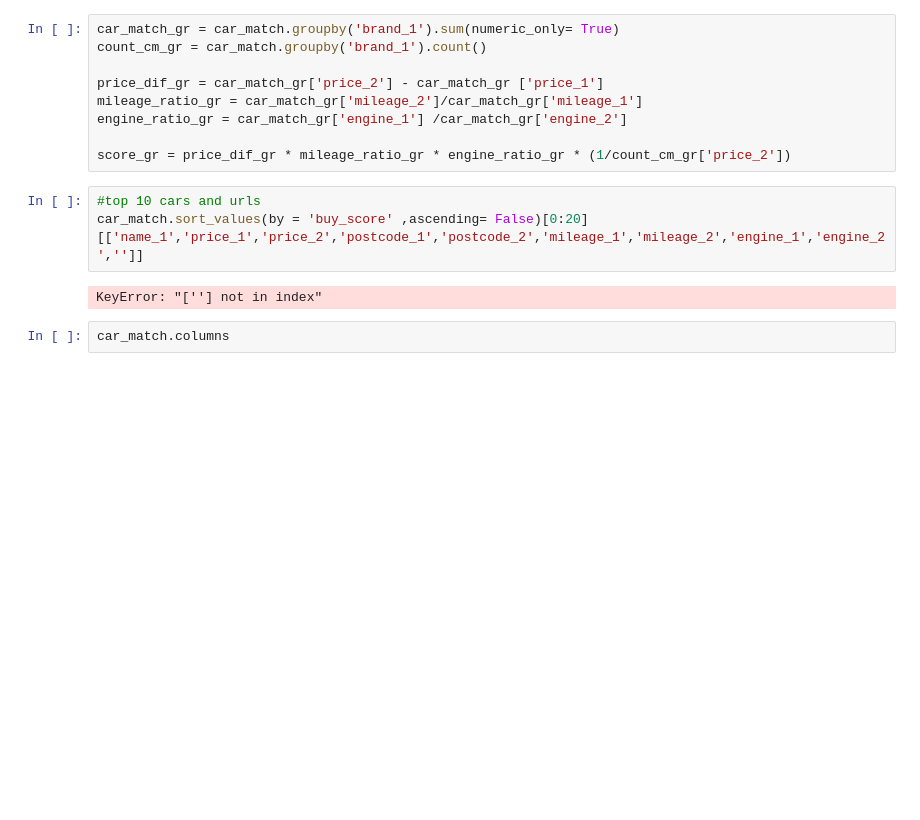
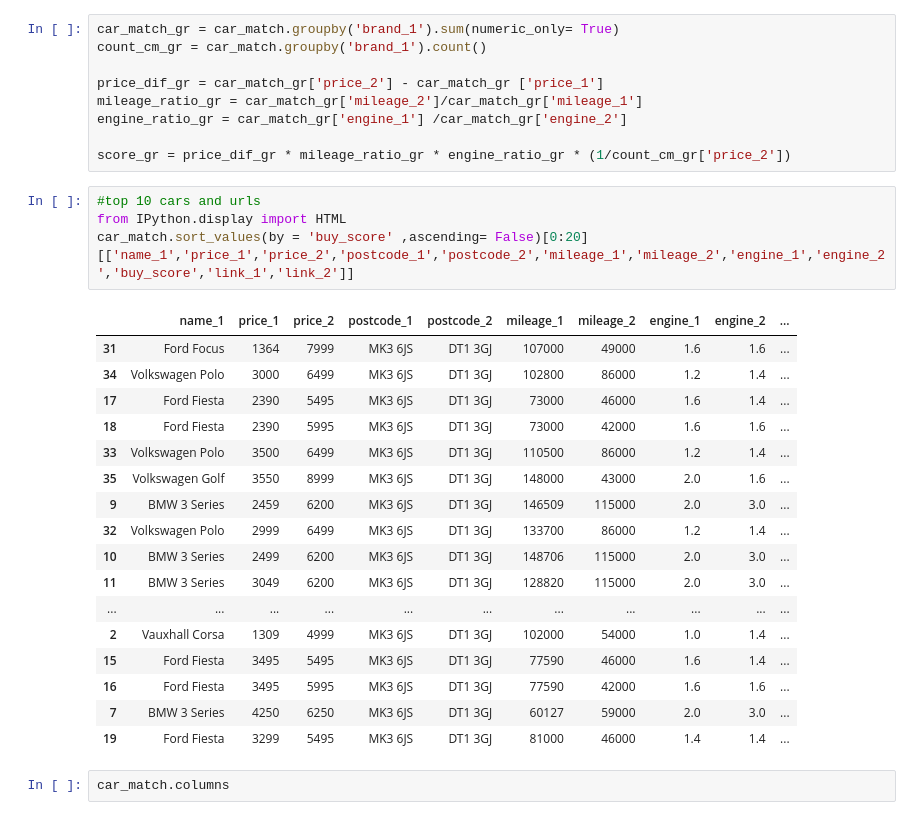
Before and after one commit to Benedictgr97/car-price-comapare, a Jupyter notebook: price test.ipynb, the cells around one changed output. Cells and saved outputs as stored; diff of their text form; blank space fills up the shorter version.

```diff
--- a/price test.ipynb
+++ b/price test.ipynb
@@ -316,9 +316,26 @@ engine_ratio_gr = car_match_gr['engine_1'] /car_match_gr['engine_2']
 score_gr = price_dif_gr * mileage_ratio_gr * engine_ratio_gr * (1/count_cm_gr['price_2'])
 # %%
 #top 10 cars and urls
-car_match.sort_values(by = 'buy_score' ,ascending= False)[0:20][['name_1','price_1','price_2','postcode_1','postcode_2','mileage_1','mileage_2','engine_1','engine_2','']]
+from IPython.display import HTML
+car_match.sort_values(by = 'buy_score' ,ascending= False)[0:20][['name_1','price_1','price_2','postcode_1','postcode_2','mileage_1','mileage_2','engine_1','engine_2','buy_score','link_1','link_2']]
 # %% [output]
-KeyError: "[''] not in index"
+|  | name_1 | price_1 | price_2 | postcode_1 | postcode_2 | mileage_1 | mileage_2 | engine_1 | engine_2 | ... |
+| 31 | Ford Focus | 1364 | 7999 | MK3 6JS | DT1 3GJ | 107000 | 49000 | 1.6 | 1.6 | ... |
+| 34 | Volkswagen Polo | 3000 | 6499 | MK3 6JS | DT1 3GJ | 102800 | 86000 | 1.2 | 1.4 | ... |
+| 17 | Ford Fiesta | 2390 | 5495 | MK3 6JS | DT1 3GJ | 73000 | 46000 | 1.6 | 1.4 | ... |
+| 18 | Ford Fiesta | 2390 | 5995 | MK3 6JS | DT1 3GJ | 73000 | 42000 | 1.6 | 1.6 | ... |
+| 33 | Volkswagen Polo | 3500 | 6499 | MK3 6JS | DT1 3GJ | 110500 | 86000 | 1.2 | 1.4 | ... |
+| 35 | Volkswagen Golf | 3550 | 8999 | MK3 6JS | DT1 3GJ | 148000 | 43000 | 2.0 | 1.6 | ... |
+| 9 | BMW 3 Series | 2459 | 6200 | MK3 6JS | DT1 3GJ | 146509 | 115000 | 2.0 | 3.0 | ... |
+| 32 | Volkswagen Polo | 2999 | 6499 | MK3 6JS | DT1 3GJ | 133700 | 86000 | 1.2 | 1.4 | ... |
+| 10 | BMW 3 Series | 2499 | 6200 | MK3 6JS | DT1 3GJ | 148706 | 115000 | 2.0 | 3.0 | ... |
+| 11 | BMW 3 Series | 3049 | 6200 | MK3 6JS | DT1 3GJ | 128820 | 115000 | 2.0 | 3.0 | ... |
+| ... | ... | ... | ... | ... | ... | ... | ... | ... | ... | ... |
+| 2 | Vauxhall Corsa | 1309 | 4999 | MK3 6JS | DT1 3GJ | 102000 | 54000 | 1.0 | 1.4 | ... |
+| 15 | Ford Fiesta | 3495 | 5495 | MK3 6JS | DT1 3GJ | 77590 | 46000 | 1.6 | 1.4 | ... |
+| 16 | Ford Fiesta | 3495 | 5995 | MK3 6JS | DT1 3GJ | 77590 | 42000 | 1.6 | 1.6 | ... |
+| 7 | BMW 3 Series | 4250 | 6250 | MK3 6JS | DT1 3GJ | 60127 | 59000 | 2.0 | 3.0 | ... |
+| 19 | Ford Fiesta | 3299 | 5495 | MK3 6JS | DT1 3GJ | 81000 | 46000 | 1.4 | 1.4 | ... |
 # %%
 car_match.columns
 # %% [output]
```
Also changed, not shown: parts of 1 cell of this notebook.
